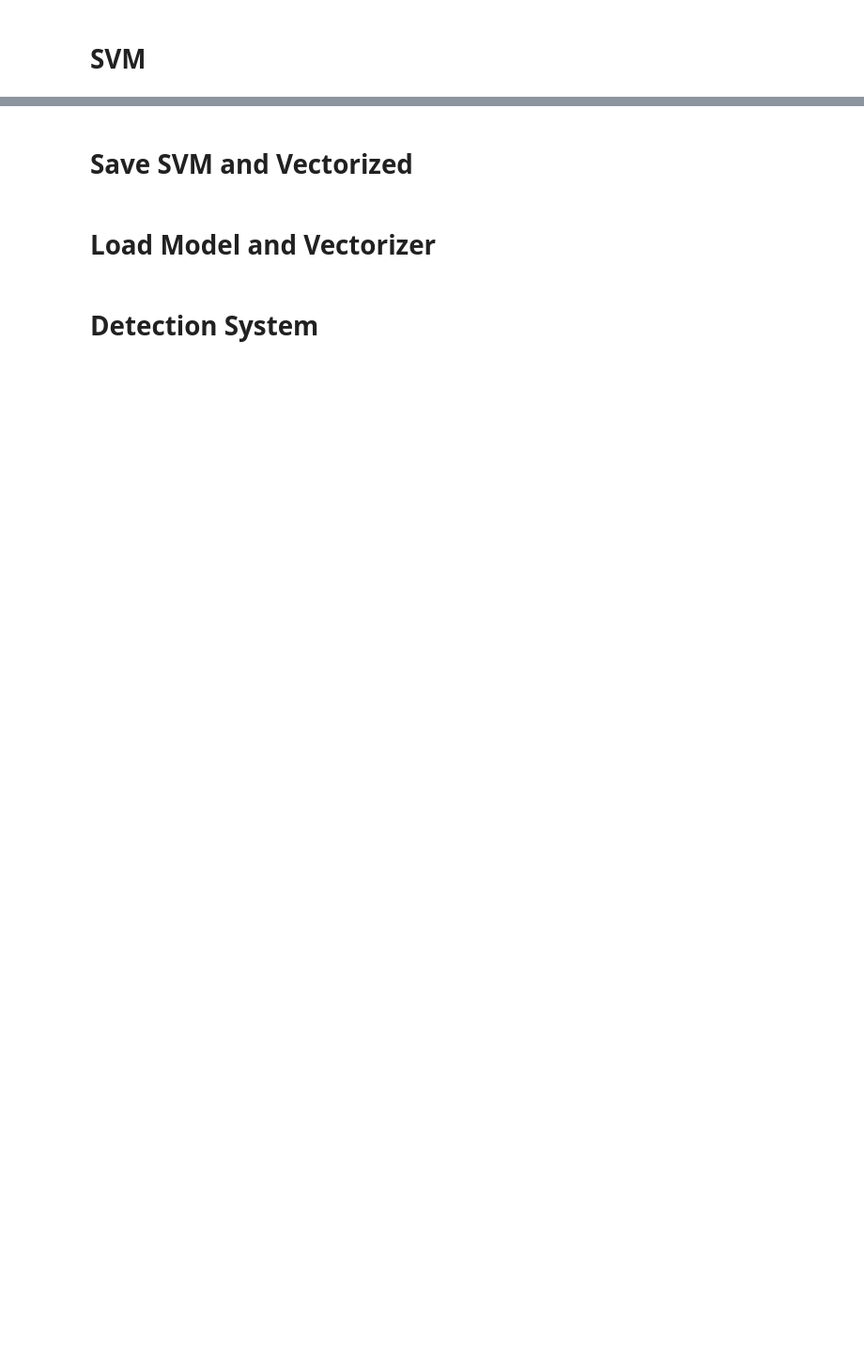
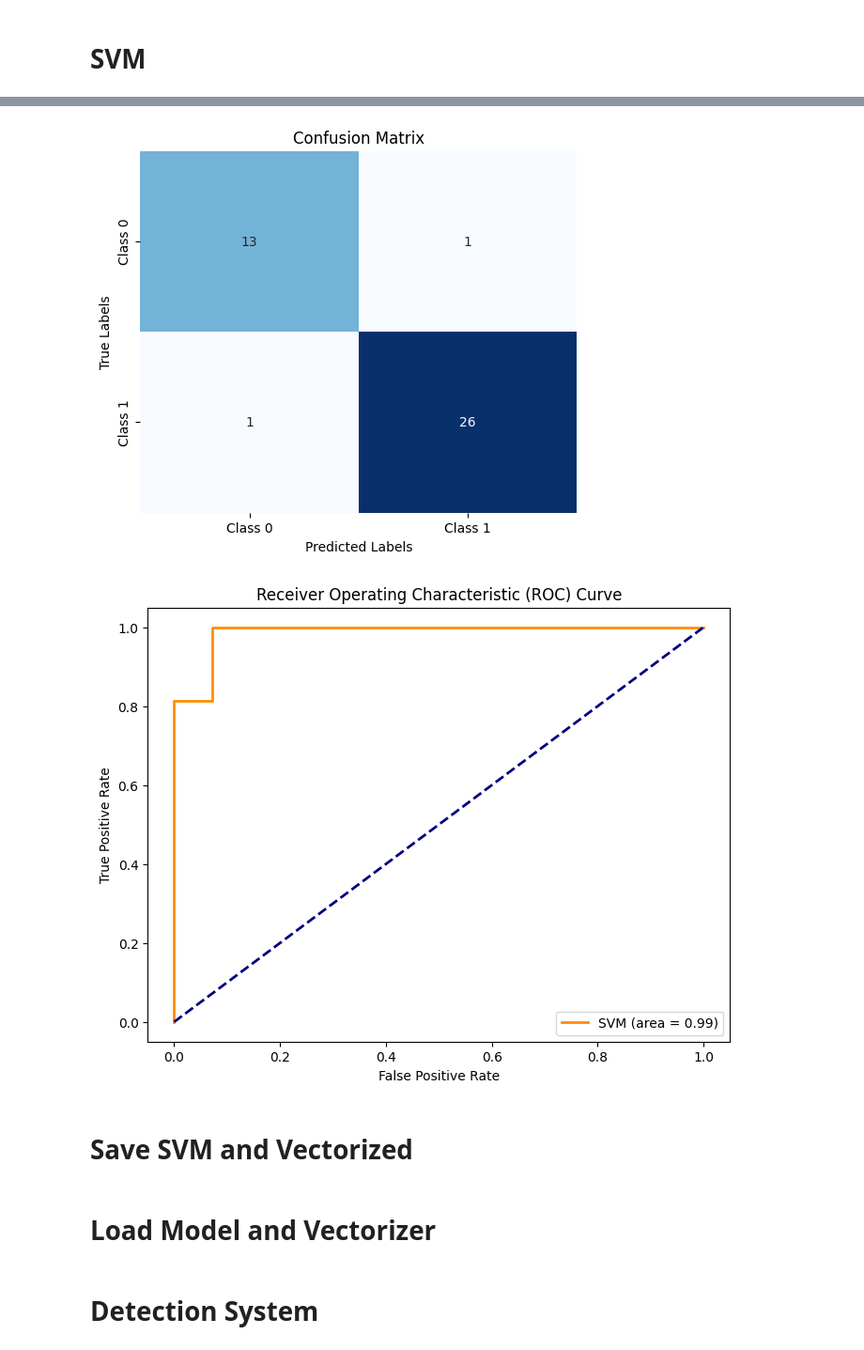
Before and after one commit to BrandonHuett/CECS378-Group-Project---Smishing, a Jupyter notebook: FinalProject.ipynb, the cells around one changed output, grey strips where cells are left out. Shown: that part at 94% size. Cells and saved outputs as stored; diff of their text form; code cells hidden in the pictures; blank space fills up the shorter version.

```diff
--- a/FinalProject.ipynb
+++ b/FinalProject.ipynb
@@ -168,7 +204,7 @@ model = SVC(kernel = 'linear', random_state = 42)
 
 model.fit(X_train, y_train)
 
-y_pred = model.predict(X_test)
+y_pred = model.predict(x_test)
 
 accuracy = accuracy_score(y_test, y_pred)
 
@@ -186,3 +235,37 @@ ValueError: Input y contains NaN.
+# %%
+import matplotlib.pyplot as plt
+import seaborn as sns
+from sklearn.metrics import confusion_matrix, roc_curve, auc
+
+# Assuming you already have y_test and y_pred from your SVM model
+
+# Confusion Matrix
+cm = confusion_matrix(y_test, y_pred)
+
+# Plotting the confusion matrix as a heatmap
+plt.figure(figsize=(6, 5))
+sns.heatmap(cm, annot=True, fmt='g', cmap='Blues', cbar=False, xticklabels=['Class 0', 'Class 1'], yticklabels=['Class 0', 'Class 1'])
+plt.xlabel('Predicted Labels')
+plt.ylabel('True Labels')
+plt.title('Confusion Matrix')
+plt.show()
+
+# ROC Curve
+fpr, tpr, _ = roc_curve(y_test, model.decision_function(x_test))  # using decision function for SVM
+roc_auc = auc(fpr, tpr)
+
+# Plot ROC Curve
+plt.figure(figsize=(8, 6))
+plt.plot(fpr, tpr, color='darkorange', lw=2, label='SVM (area = %0.2f)' % roc_auc)
+plt.plot([0, 1], [0, 1], color='navy', lw=2, linestyle='--')
+plt.xlabel('False Positive Rate')
+plt.ylabel('True Positive Rate')
+plt.title('Receiver Operating Characteristic (ROC) Curve')
+plt.legend(loc='lower right')
+plt.show()
+# %% [output]
+[figure, added]
+[figure, added]
 # %% [markdown]
 # Save SVM and Vectorized
 # %%
```
Also changed, not shown: parts of 8 cells of this notebook, 2 other files.
